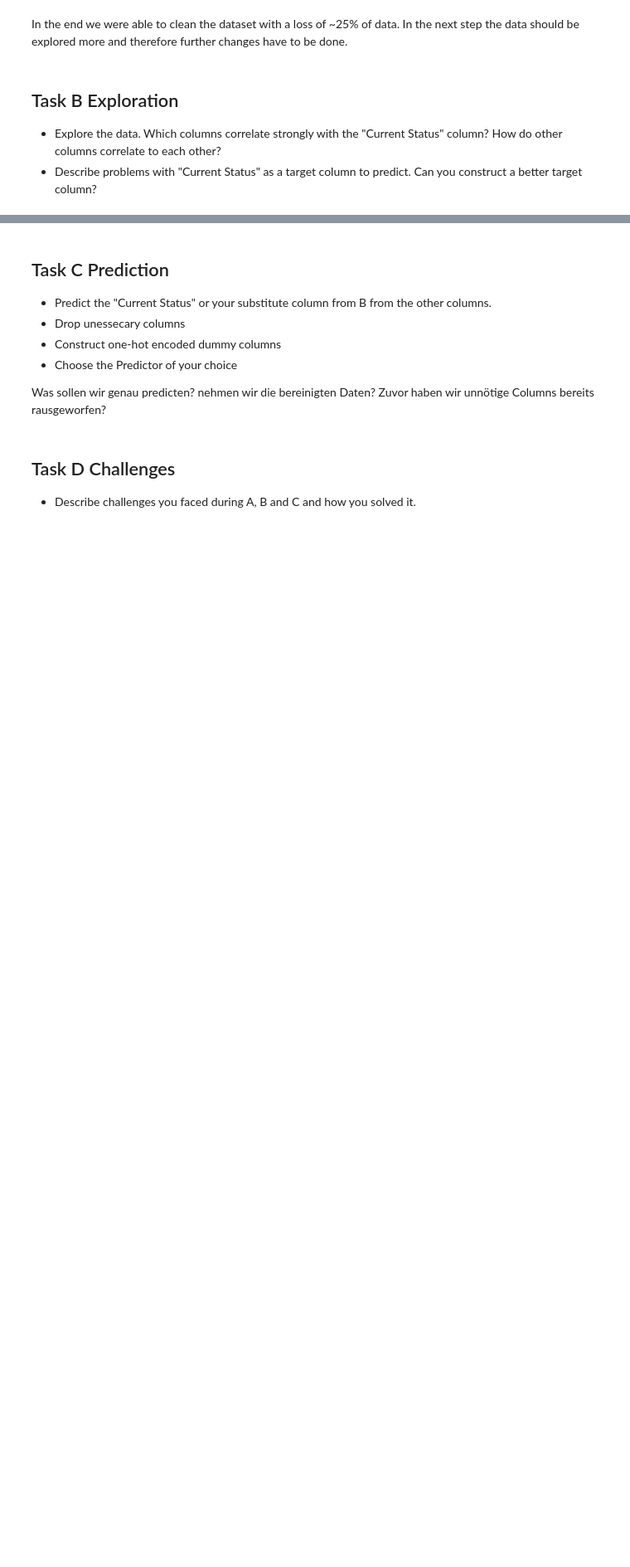
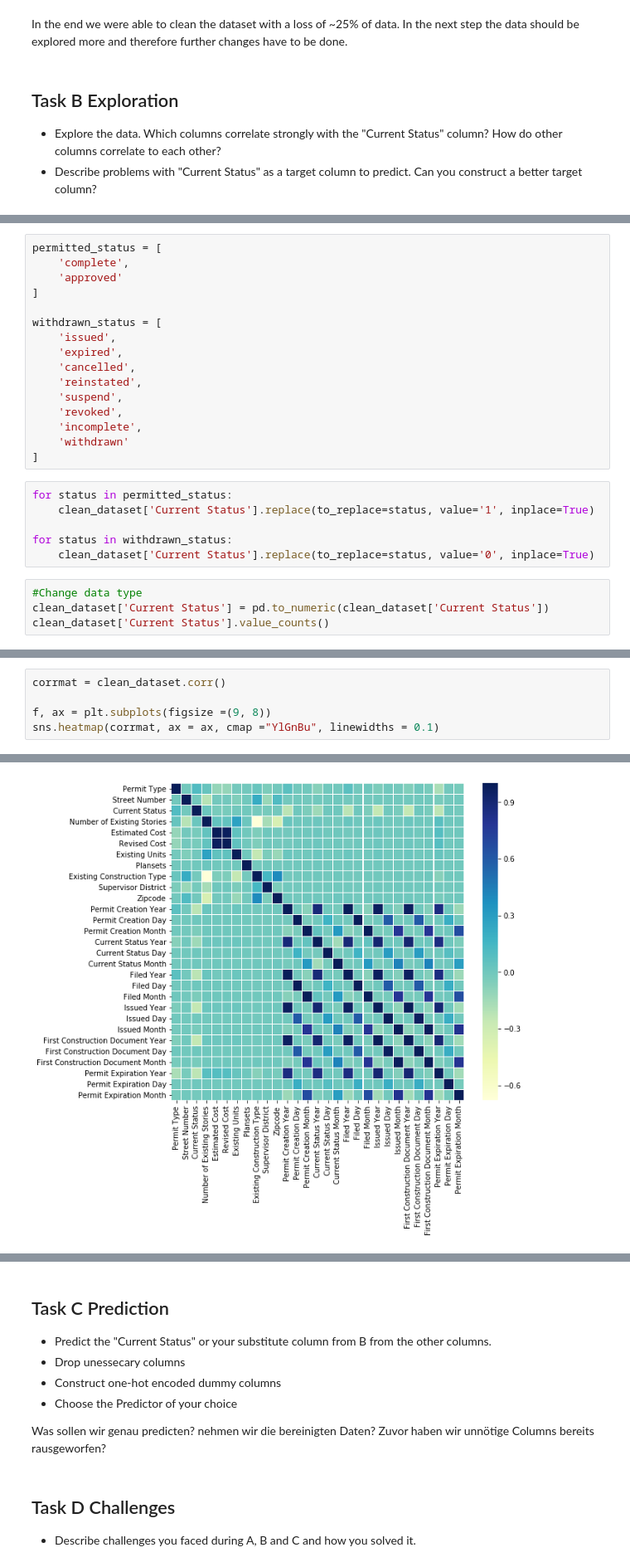
Before and after one commit to LuckyStrike357/atit2_assignment2, a Jupyter notebook: Book_1_Permit.ipynb, the cells around one changed output, grey strips where cells are left out. Shown: that part at 83% size. Cells and saved outputs as stored; diff of their text form; blank space fills up the shorter version.

```diff
--- a/Book_1_Permit.ipynb
+++ b/Book_1_Permit.ipynb
@@ -283,0 +361,26 @@ In the end we were able to clean the dataset with a loss of ~25% of data. In the
+# %%
+permitted_status = [
+    'complete',
+    'approved'
+]
+
+withdrawn_status = [
+    'issued',
+    'expired',
+    'cancelled',
+    'reinstated',
+    'suspend',
+    'revoked',
+    'incomplete',
+    'withdrawn'
+]
+# %%
+for status in permitted_status:
+    clean_dataset['Current Status'].replace(to_replace=status, value='1', inplace=True)
+
+for status in withdrawn_status:
+    clean_dataset['Current Status'].replace(to_replace=status, value='0', inplace=True)
+# %%
+#Change data type
+clean_dataset['Current Status'] = pd.to_numeric(clean_dataset['Current Status'])
+clean_dataset['Current Status'].value_counts()
@@ -283,0 +391,6 @@ In the end we were able to clean the dataset with a loss of ~25% of data. In the
+# %%
+corrmat = clean_dataset.corr()
+
+f, ax = plt.subplots(figsize =(9, 8))
+sns.heatmap(corrmat, ax = ax, cmap ="YlGnBu", linewidths = 0.1)
+# %% [output]
@@ -283,0 +398 @@ In the end we were able to clean the dataset with a loss of ~25% of data. In the
+[figure, added]
```
Also changed, not shown: parts of 9 cells of this notebook, 1 other file.
